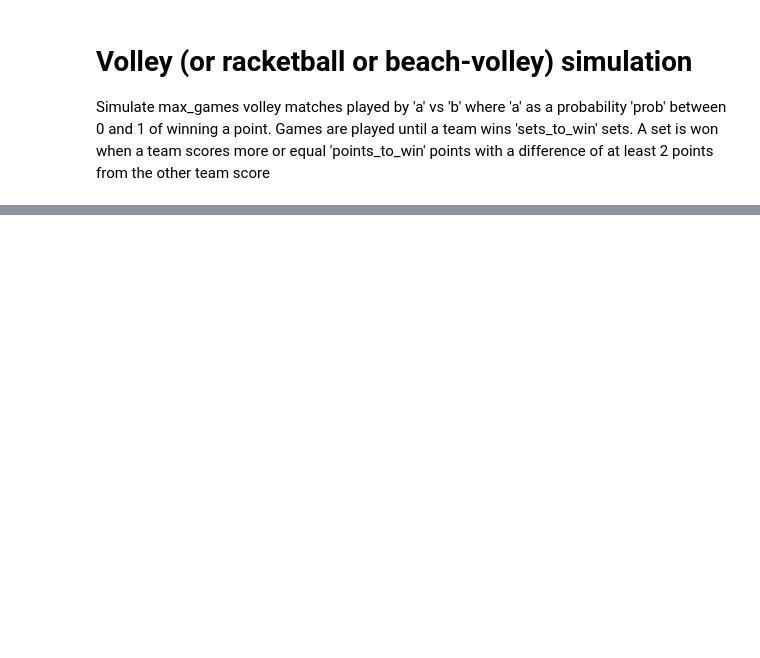
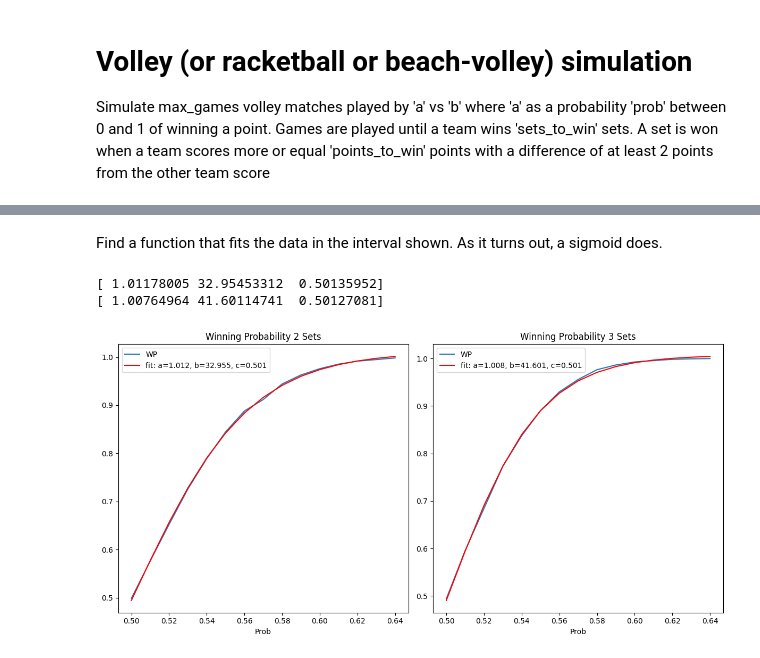
Before and after one commit to lucabol/sportsim, a Jupyter notebook: volley.ipynb, the cells around one changed output, grey strips where cells are left out. Saved outputs shown, nothing was run; the diff lists cells and outputs as text; code cells hidden in the pictures; blank space fills up the shorter version.

```diff
--- a/volley.ipynb
+++ b/volley.ipynb
@@ -98,0 +120,37 @@ dfp.plot(x='x', y='PP', ax=ax[2], title='Point Winning Probability');
+# %% [markdown]
+Find a function that fits the data in the interval shown. As it turns out, a sigmoid does.
+# %%
+import numpy as np
+from scipy.optimize import curve_fit
+
+def func(x, a, b, c):
+    return a / (1 + np.exp(-b * (x - c)))
+
+def fit_curve(df):
+    popt, pcov = curve_fit(func, df['Prob'], df['WP'])
+    return popt
+
+popt_2sets = fit_curve(df_2sets)
+popt_3sets = fit_curve(df_3sets)
+
+print(popt_2sets)
+print(popt_3sets)
+
+# Plot the fitted curve and the original data
+fig, axs = plt.subplots(1, 2, figsize=(12, 6))
+
+df_2sets.plot(x='Prob', y='WP', title='Winning Probability 2 Sets', ax=axs[0]);
+axs[0].plot(df_2sets['Prob'], func(df_2sets['Prob'], *popt_2sets), 'r-', label='fit: a=%5.3f, b=%5.3f, c=%5.3f' % tuple(popt_2sets))
+
+df_3sets.plot(x='Prob', y='WP', title='Winning Probability 3 Sets', ax=axs[1]);
+axs[1].plot(df_3sets['Prob'], func(df_3sets['Prob'], *popt_3sets), 'r-', label='fit: a=%5.3f, b=%5.3f, c=%5.3f' % tuple(popt_3sets))
+
+# show labels
+for ax in axs:
+    ax.legend()
+
+plt.tight_layout()
+# %% [output]
+[ 1.01178005 32.95453312  0.50135952]
+[ 1.00764964 41.60114741  0.50127081]
+[figure, added]
```
Also changed, not shown: parts of 8 cells of this notebook.
